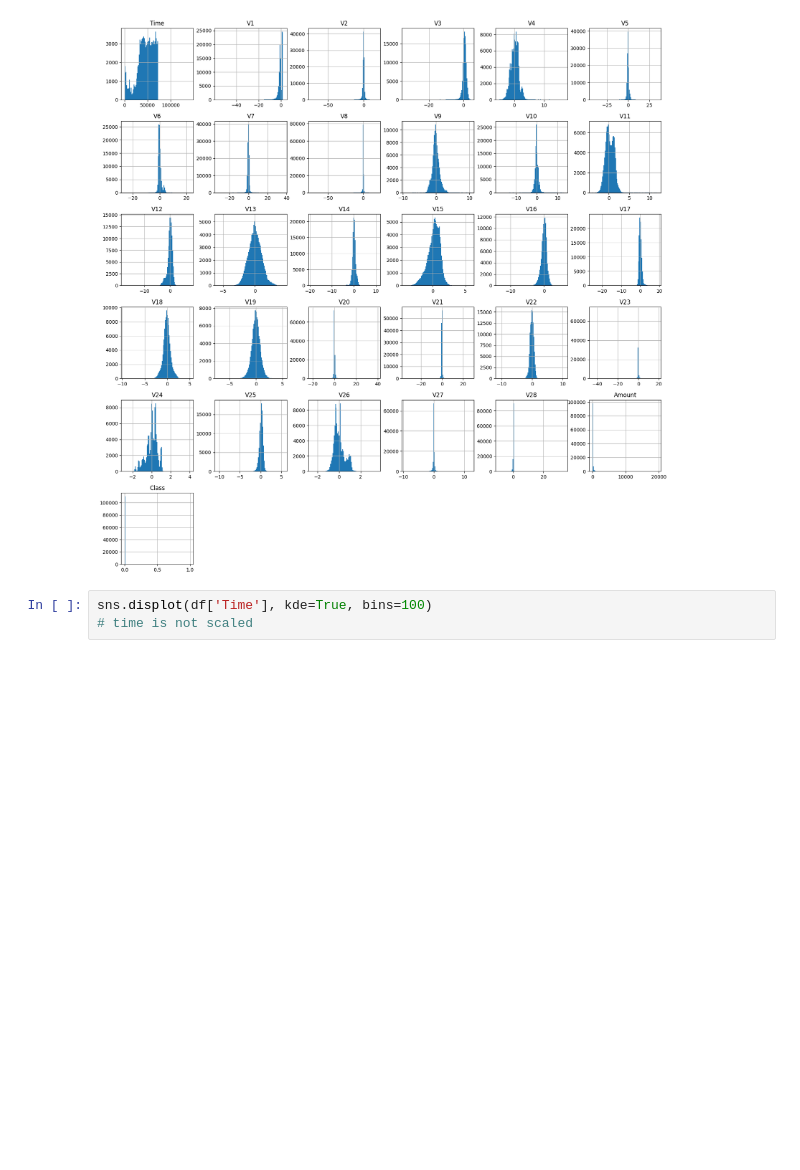
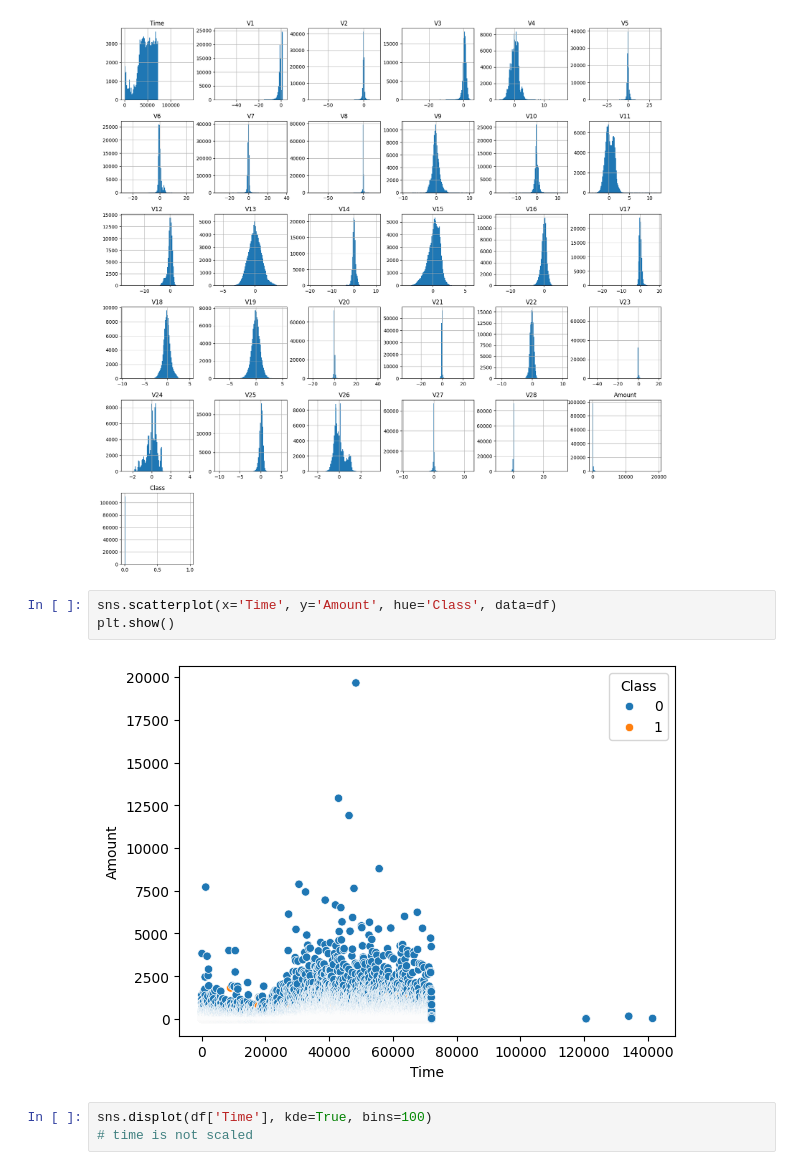
Before and after one commit to NatashaMoses/DataScience_Projects, a Jupyter notebook: Credit_Card_Fraud_Detection/CreditCard_Fraud_Detection_Using_Python.ipynb, the cells around one changed output. Cells and saved outputs as stored; diff of their text form; blank space fills up the shorter version.

```diff
--- a/Credit_Card_Fraud_Detection/CreditCard_Fraud_Detection_Using_Python.ipynb
+++ b/Credit_Card_Fraud_Detection/CreditCard_Fraud_Detection_Using_Python.ipynb
@@ -146,6 +146,11 @@ array([[<Axes: title={'center': 'Time'}>, <Axes: title={'center': 'V1'}>,
        [<Axes: title={'center': 'Class'}>, <Axes: >, <Axes: >, <Axes: >,
         <Axes: >, <Axes: >]], dtype=object)
 [figure]
+# %%
+sns.scatterplot(x='Time', y='Amount', hue='Class', data=df)
+plt.show()
+# %% [output]
+[figure, added]
 # %%
 sns.displot(df['Time'], kde=True, bins=100)
 # time is not scaled
```
Also changed, not shown: parts of 2 cells of this notebook.
